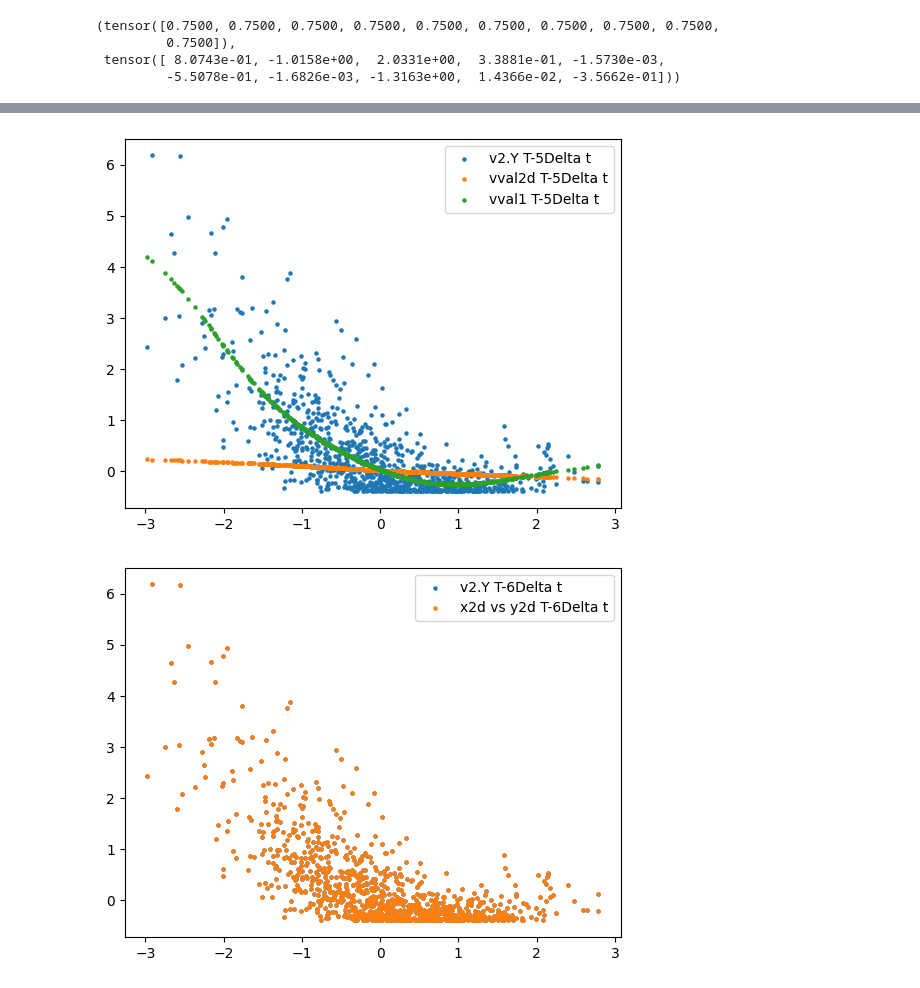
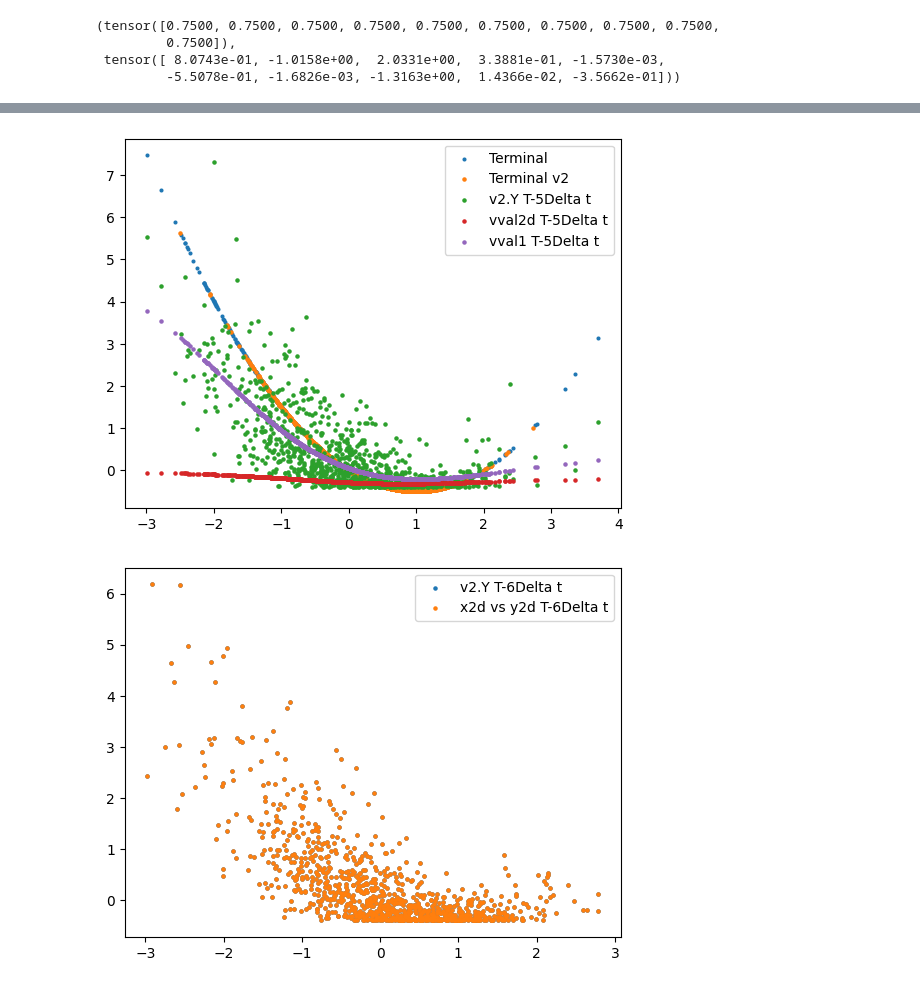
Before and after one commit to arashfahim/Stochastic_Control_FSU, a Jupyter notebook: Discrete_time_DPP.ipynb, the cells around one changed output, grey strips where cells are left out. Saved outputs shown, nothing was run; the diff lists cells and outputs as text; code cells hidden in the pictures.

```diff
--- a/Discrete_time_DPP.ipynb
+++ b/Discrete_time_DPP.ipynb
@@ -647,0 +660,3 @@ v2.TX[0:3,1,:],v2.TX[0:3,1,:].reshape(-1)
+# %%
+x2d = torch.cat((v2.TX[:,0,-1].clone().detach().unsqueeze(-1),v2.TX[:,1,-1].clone().detach().unsqueeze(-1)),axis=-1).clone().detach()
+y2d = v2.Y[:,:,-1][:,0].clone().detach()
@@ -653,8 +682,6 @@ optimizer_val_func = optim.Adam(val_func.parameters(), lrv)
 L_ = torch.Tensor([-2.0])
 loss = torch.Tensor([2.0])
 epoch=0
-x2d = torch.cat((v2.TX[:,0,-6].clone().detach().unsqueeze(-1),v2.TX[:,1,-6].clone().detach().unsqueeze(-1)),axis=-1).clone().detach()
-y2d = v2.Y[:,:,-6][:,0].clone().detach()
 while (torch.abs(L_-loss)>1e-6) & (epoch <= num_epochs):# epoch in range(num_epochs):
     optimizerv.zero_grad()
     loss= torch.mean(torch.pow(val_func(x2d)-y2d,2))#
@@ -794,15 +827,15 @@ At epoch 700 the mean error is 0.30066514015197754.
 # %%
 fig = plt.figure()
-# plt.scatter(a.squeeze(-1).numpy(),g(a).clone().detach().squeeze(-1).numpy(),s=15,label='Terminal ',marker='.');
-# plt.scatter(x_term.clone().detach().numpy(),y_term.clone().detach().numpy(),s=5,label='Terminal v2',marker='o');
+plt.scatter(a.squeeze(-1).numpy(),g(a).clone().detach().squeeze(-1).numpy(),s=15,label='Terminal ',marker='.');
+plt.scatter(x_term.clone().detach().numpy(),y_term.clone().detach().numpy(),s=5,label='Terminal v2',marker='o');
 plt.scatter(x_.clone().detach().numpy(),y_.clone().detach().numpy(),s=5,label='v2.Y T-5Delta t',marker='o');
 plt.scatter(a.numpy(),b,s=5,label='vval2d T-5Delta t',marker='o');
 plt.scatter(x.clone().detach().numpy(),vval1(x).clone().detach().numpy(),s=5,label='vval1 T-5Delta t',marker='o');
 
 plt.legend();
 plt.show();
 # %% [output]
-[figure, old version]
+[figure, new version]
 # %%
 # print(x2d[:,1],y2d.shape)
 plt.scatter(x_.clone().detach().numpy(),y_.clone().detach().numpy(),s=5,label='v2.Y T-6Delta t',marker='o');
```
Also changed, not shown: parts of 28 cells of this notebook.
